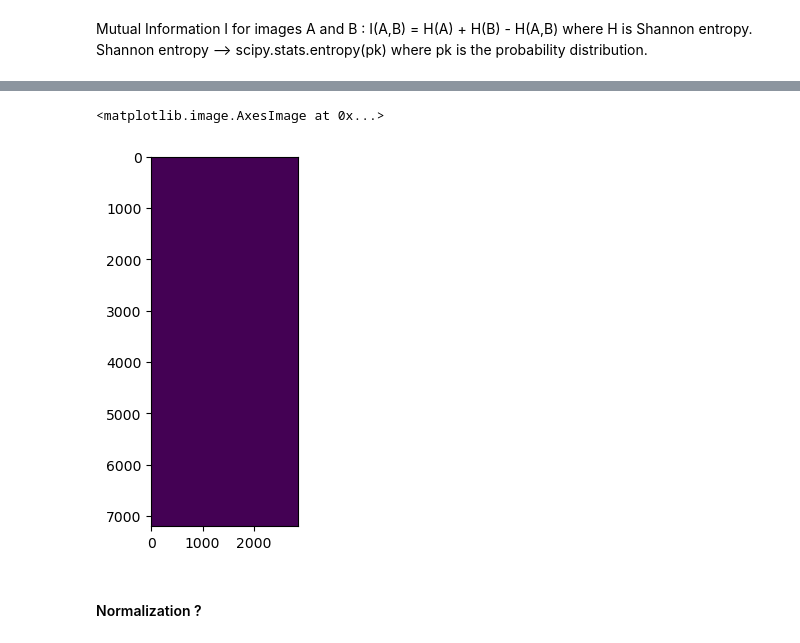
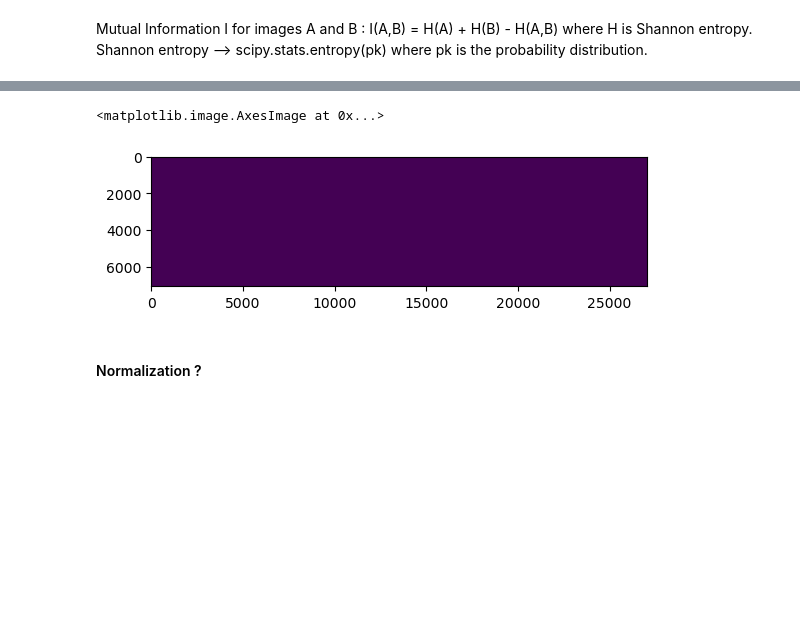
Before and after one commit to CharlineCuraut/Registration_IRM_T2_DWI_b0, a Jupyter notebook: registration_IRM_T2_DWI_b0.ipynb, the cells around one changed output, grey strips where cells are left out. Cells and saved outputs as stored; diff of their text form; code cells hidden in the pictures; blank space fills up the shorter version.

```diff
--- a/registration_IRM_T2_DWI_b0.ipynb
+++ b/registration_IRM_T2_DWI_b0.ipynb
@@ -409,6 +437,14 @@ inverse_affine_resampled_T2 = np.linalg.inv(affine_T2_resampled)
 (_,_,z_min_T2_resampled,_) = np.dot(inverse_affine_resampled_T2, [0,0,z_min_RAS,1])
 (_,_,z_max_T2_resampled,_) = np.dot(inverse_affine_resampled_T2, [0,0,z_max_RAS,1])
 
-print(z_min_b0, z_max_b0)
-print(z_min_T2_resampled,z_max_T2_resampled)
+print(f'b0 : z_min = {z_min_b0} and z_max = {z_max_b0}')
+print(f'resampled T2 : z_min = {z_min_T2_resampled} and z_max = {z_max_T2_resampled}\n')
+
+z_min_b0 = int(np.rint(z_min_b0))
+z_max_b0 = int(np.rint(z_max_b0))
+print(f'b0 : rounded z_min = {z_min_b0} and rounded z_max = {z_max_b0}')
+
+z_min_T2_resampled = int(np.rint(z_min_T2_resampled))
+z_max_T2_resampled = int(np.rint(z_max_T2_resampled))
+print(f'resampled T2 : rounded z_min = {z_min_T2_resampled} and rounded z_max = {z_max_T2_resampled}')
 # %% [output]
@@ -422,20 +461,20 @@ Same problem than with mask method...
 ## We are going to try a first 2D-2D registration with the same axial slice of the previous cutted coronal images
 ## Here are the first two images we'll try to register
 
-minor_b0_cut = minor_b0[:,:,21:67]
-minor_resampled_T2_cut = resampled_T2[:,:,21:67]
+minor_b0_cut = minor_b0[:,:,z_min_b0:z_max_b0]
+minor_resampled_T2_cut = resampled_T2[:,:,z_min_resampled_T2:z_max_resampled_T2]
 
 fig = plt.figure(figsize=(15,5))
 
 plt.subplot(1,2,1)
-axial_b0_cut_23 = minor_b0_cut[:,:,23]
+axial_b0_cut_23 = minor_b0_cut[:,:,26]
 plt.imshow(axial_b0_cut_23, cmap='gray')
-plt.title("cutted b0, axial slice 23")
+plt.title("cutted b0, axial slice 26")
 
 plt.subplot(1,2,2)
-axial_resampled_T2_cut_23 = minor_resampled_T2_cut[:,:,23]
+axial_resampled_T2_cut_23 = minor_resampled_T2_cut[:,:,26]
 plt.imshow(axial_resampled_T2_cut_23, cmap="gray")
-plt.title("resampled and cutted T2, axial slice 23")
+plt.title("resampled and cutted T2, axial slice 26")
 
 plt.show()
 # %% [output]
@@ -508,12 +626,12 @@ def padding(img1, img2) :
 # %%
 ## padding T2 to have same size as b0
-axial_resampled_T2_cut_pad_23 = padding(axial_resampled_T2_cut_23, axial_b0_cut_23)
+axial_resampled_T2_cut_pad_23, axial_b0_cut_pad_23 = padding(axial_resampled_T2_cut_23, axial_b0_cut_23)
 print(axial_resampled_T2_cut_pad_23.shape)
 
 fig = plt.figure(figsize=(15,5))
 
 plt.subplot(1,2,1)
-plt.imshow(axial_b0_cut_23, cmap='gray')
+plt.imshow(axial_b0_cut_pad_23, cmap='gray')
 plt.title("cutted b0, axial slice 23")
 
 plt.subplot(1,2,2)
@@ -570,19 +688,20 @@ def joint_entropy(img1,img2) :
         for j in range(w) :
             val1 = img1[i,j]
             val2 = img2[i,j]
-            x = np.where(img1 == val1)
-            y = np.where(img2 == val2)
-            #x = values_img1.index(val1)
-            #y = values_img2.index(val2)
-            hist2D += 1
+            #x = np.where(img1 == val1)
+            #y = np.where(img2 == val2)
+            x = list(values_img1).index(val1)
+            y = list(values_img2).index(val2)
+            #print(x,y)
+            hist2D[x,y] += 1
 
     return hist2D
 # %%
-hist_bis_b0_T2_0 = joint_entropy(axial_b0_cut_23, axial_resampled_T2_cut_pad_23)
+hist_bis_b0_T2_0 = joint_entropy(axial_b0_cut_pad_23, axial_resampled_T2_cut_pad_23)
 plt.imshow(hist_bis_b0_T2_0)
 # %% [output]
 <matplotlib.image.AxesImage at 0x...>
-[figure, old version]
+[figure, new version]
 # %% [markdown]
 #### Normalization ?
 # %%
```
Also changed, not shown: parts of 24 cells of this notebook.
